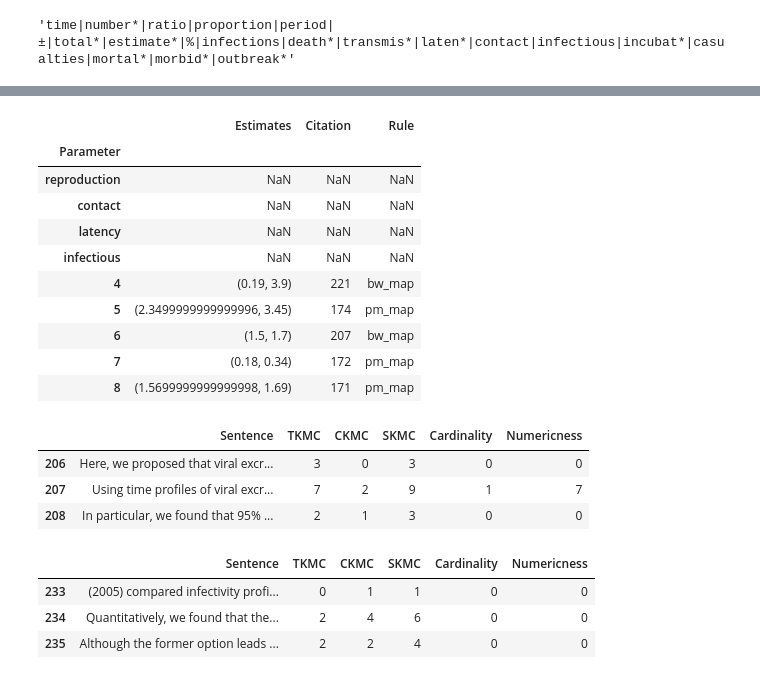
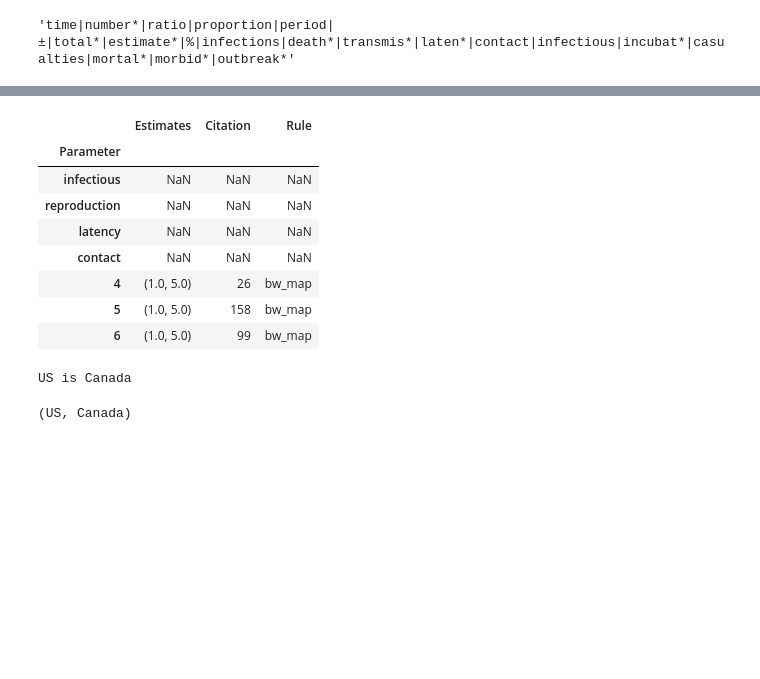
Before and after one commit to djschlicht/academic-paper-scraper, a Jupyter notebook: textdataframe.ipynb, the cells around one changed output, grey strips where cells are left out. Saved outputs shown, nothing was run; the diff lists cells and outputs as text; code cells hidden in the pictures; blank space fills up the shorter version.

```diff
--- a/textdataframe.ipynb
+++ b/textdataframe.ipynb
@@ -64,12 +52,15 @@ sentsdf
 # %%
 # Listing keywords
-general_numerical_keywords = ['time','number*','ratio','proportion','period','±','total*','estimate*','%']
-specific_numerical_keywords = ['infections','death*','transmis*','laten*','contact','infectious','incubat*','casualties','mortal*','morbid*','outbreak*']
+numeric_keywords = ['time','number*','ratio','proportion','period','±','total*','estimate*','%']
+specific_keywords = ['infections','death*','transmis*','laten*','contact','infectious','incubat*','casualties','mortal*','morbid*','outbreak*']
 contextual_keywords = ['GPE','DATE','TIME','PRODUCT']
 
 # Creating a regular expression using keywords for searching and filtering
-trait_keywords = general_numerical_keywords + specific_numerical_keywords
-trait_keywords_regex = '|'.join(trait_keywords)
-trait_keywords_regex
+numeric_regex = '|'.join(numeric_keywords)
+specific_regex = '|'.join(numeric_keywords)
+
+trait_keywords = numeric_keywords + specific_keywords
+trait_regex = '|'.join(trait_keywords)
+trait_regex
 # %% [output]
 'time|number*|ratio|proportion|period|±|total*|estimate*|%|infections|death*|transmis*|laten*|contact|infectious|incubat*|casualties|mortal*|morbid*|outbreak*'
@@ -111,8 +66,0 @@ def findCardinality(sentence):
-# %%
-sentsdf['TKMC'] = sentsdf.Sentence.map(countTraitKeywords)
-sentsdf['CKMC'] = sentsdf.Sentence.map(countContextualKeywords)
-sentsdf['SKMC'] = sentsdf['TKMC'] + sentsdf['CKMC']
-sentsdf['Cardinality'] = sentsdf.Sentence.map(findCardinality)
-
-# My attempt at guessing how many 'numeric' each sentence is
-sentsdf['Numericness'] = sentsdf.TKMC * sentsdf.Cardinality
@@ -148,5 +128,5 @@ sentsdf_filt
 # %%
 # Sentences with most relevance
-sentsdf_top = sentsdf.sort_values(by=['TKMC'],ascending=False)
+sentsdf_top = sentsdf.sort_values(by='SKC',ascending=False)
 sentsdf_top.head()
 # %% [output]
@@ -262,14 +242,14 @@ idx = None
 
 
 def funnel_values(estimates, parameter, rule_name):
-    global stats_df
+    global statsdf
     if parameter:
-        stats_df.at[parameter,'Estimates'] = estimates
-        stats_df.at[parameter,'Citation'] = idx
-        stats_df.at[parameter,'Rule'] = rule_name
-    elif idx not in list(stats_df.Citation) and\
-        estimates not in list(stats_df.Estimates.loc[stats_df.Citation == idx]) :
-        stats_df.loc[len(stats_df)] = [estimates, idx, rule_name]
+        statsdf.at[parameter,'Estimates'] = estimates
+        statsdf.at[parameter,'Citation'] = idx
+        statsdf.at[parameter,'Rule'] = rule_name
+    elif idx not in list(statsdf.Citation) and\
+        estimates not in list(statsdf.Estimates.loc[stats_df.Citation == idx]) :
+        statsdf.loc[len(statsdf)] = [estimates, idx, rule_name]
 
 def pm_map(matcher, doc, id, matches):
     for match_id, start, end in matches:
@@ -306,38 +286,22 @@ matcher.add("bw_rule", bw_map, bw_rule)
 # %%
 stats_df = pd.DataFrame(index = set(dict_map.values()), columns=['Estimates','Citation','Rule'])
 stats_df.index.name = 'Parameter'
 stats_df
 
 sents_filt = sentencesWith(specific_numerical_keywords)
 for idx in sents_filt.index:
     sentence = sents_filt.Sentence[idx]
     sentence = sentence.replace("–"," – ")
     doc = nlp(sentence)
     matches = matcher(doc)
-stats_df
+statsdf
 # %% [output]
 |  | Estimates | Citation | Rule |
 | Parameter |  |  |  |
+| infectious | NaN | NaN | NaN |
 | reproduction | NaN | NaN | NaN |
+| latency | NaN | NaN | NaN |
 | contact | NaN | NaN | NaN |
-| latency | NaN | NaN | NaN |
-| infectious | NaN | NaN | NaN |
-| 4 | (0.19, 3.9) | 221 | bw_map |
-| 5 | (2.3499999999999996, 3.45) | 174 | pm_map |
-| 6 | (1.5, 1.7) | 207 | bw_map |
-| 7 | (0.18, 0.34) | 172 | pm_map |
-| 8 | (1.5699999999999998, 1.69) | 171 | pm_map |
+| 4 | (1.0, 5.0) | 26 | bw_map |
+| 5 | (1.0, 5.0) | 158 | bw_map |
+| 6 | (1.0, 5.0) | 99 | bw_map |
-# %%
-displaySurroundingText(207)
-# %% [output]
-|  | Sentence | TKMC | CKMC | SKMC | Cardinality | Numericness |
-| 206 | Here, we proposed that viral excr... | 3 | 0 | 3 | 0 | 0 |
-| 207 | Using time profiles of viral excr... | 7 | 2 | 9 | 1 | 7 |
-| 208 | In particular, we found that 95% ... | 2 | 1 | 3 | 0 | 0 |
-# %%
-senten
-# %% [output]
-|  | Sentence | TKMC | CKMC | SKMC | Cardinality | Numericness |
-| 233 | (2005) compared infectivity profi... | 0 | 1 | 1 | 0 | 0 |
-| 234 | Quantitatively, we found that the... | 2 | 4 | 6 | 0 | 0 |
-| 235 | Although the former option leads ... | 2 | 2 | 4 | 0 | 0 |
@@ -343,0 +310,9 @@ senten
+# %%
+x = nlp('US is Canada')
+x
+# %% [output]
+US is Canada
+# %%
+x.ents
+# %% [output]
+(US, Canada)
```
Also changed, not shown: parts of 14 cells of this notebook.
